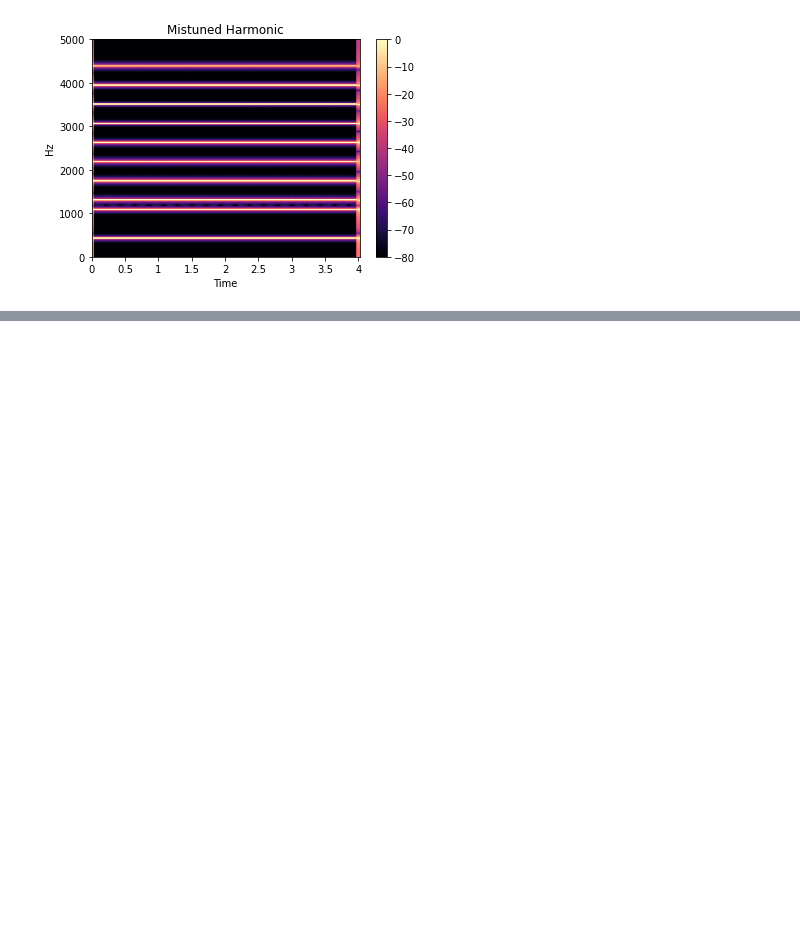
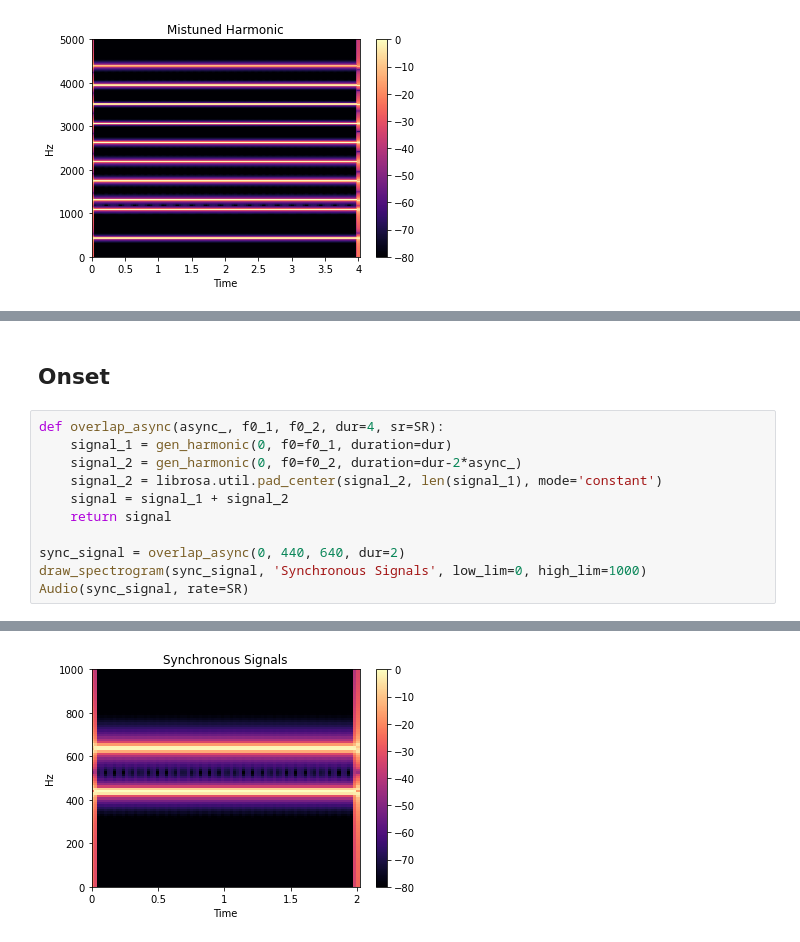
Before and after one commit to bs/cocktail-party-problem, a Jupyter notebook: Perceptual-Integration-and-Segregation/Harmonicity.ipynb, the cells around one changed output, grey strips where cells are left out. Cells and saved outputs as stored; diff of their text form; blank space fills up the shorter version.

```diff
--- a/Perceptual-Integration-and-Segregation/Harmonicity.ipynb
+++ b/Perceptual-Integration-and-Segregation/Harmonicity.ipynb
@@ -79,0 +114,14 @@ Audio(mistune, rate=SR)
+# %% [markdown]
+## Onset
+# %%
+def overlap_async(async_, f0_1, f0_2, dur=4, sr=SR):
+    signal_1 = gen_harmonic(0, f0=f0_1, duration=dur)
+    signal_2 = gen_harmonic(0, f0=f0_2, duration=dur-2*async_)
+    signal_2 = librosa.util.pad_center(signal_2, len(signal_1), mode='constant')
+    signal = signal_1 + signal_2
+    return signal
+
+sync_signal = overlap_async(0, 440, 640, dur=2)
+draw_spectrogram(sync_signal, 'Synchronous Signals', low_lim=0, high_lim=1000)
+Audio(sync_signal, rate=SR)
+# %% [output]
@@ -79,0 +129 @@ Audio(mistune, rate=SR)
+[figure, added]
```
Also changed, not shown: parts of 8 cells of this notebook.
